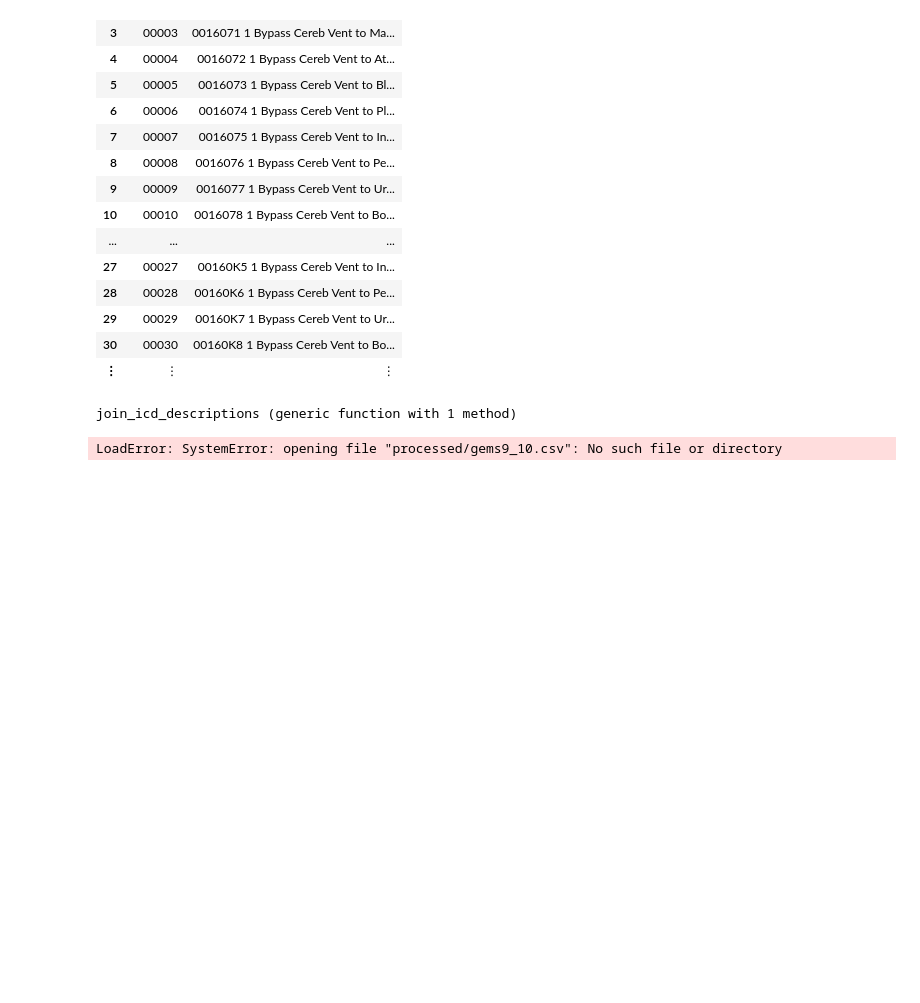
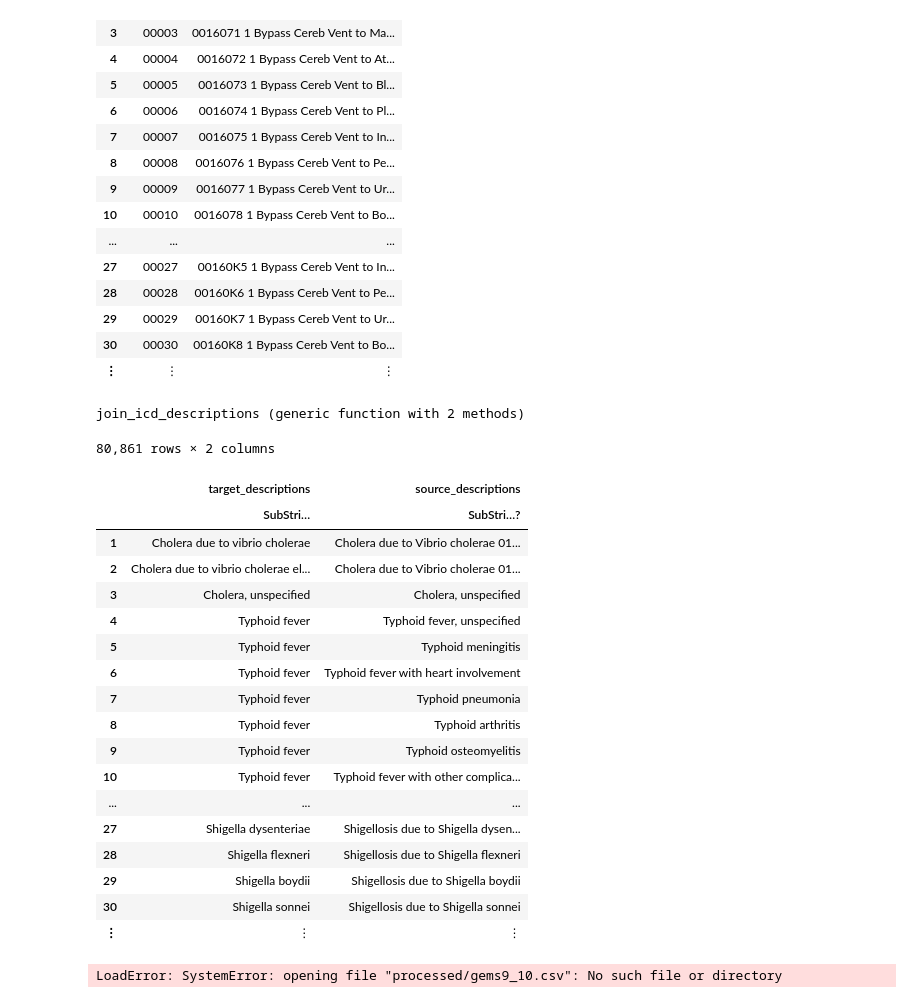
Before and after one commit to patrickmlong/Gems, a Jupyter notebook: src/dev_notebook.ipynb, the cells around one changed output. Cells and saved outputs as stored; diff of their text form; code cells hidden in the pictures; blank space fills up the shorter version.

Commit message:
add source and target icd10 dx descriptions

```diff
--- a/src/dev_notebook.ipynb
+++ b/src/dev_notebook.ipynb
@@ -342,15 +342,22 @@ function make_desc_cols(df_in, code::String)
 end
 
 
-function join_icd_descriptions(df_gems, df_desc)
+function join_icd_descriptions(df_gems, df_desc_target, df_source_description)
 
-    df = join(df_gems, df_desc,
+    df = join(df_gems, df_desc_target,
         on = :target => :code,
         kind = :inner)
+    rename!(df, Dict(:descriptions => :target_descriptions))
+
+    df = join(df, df_source_description,
+        on = :source => :code,
+        kind = :left)
+    rename!(df, Dict(:descriptions => :source_descriptions))
+
     return df
 end
 # %% [output]
-join_icd_descriptions (generic function with 1 method)
+join_icd_descriptions (generic function with 2 methods)
 # %%
 cd("../data/")
 
@@ -361,8 +368,30 @@ gems10 = make_flag_cols(gems10);
 desc9 =  make_desc_cols(desc9, "icd9");
 desc10 =  make_desc_cols(desc10, "icd10");
 # %%
-gems9_10 = join_icd_descriptions(gems9,desc10);
-gems10_9 = join_icd_descriptions(gems10,desc9);
+gems9_10 = join_icd_descriptions(gems9,desc10, desc9);
+gems10_9 = join_icd_descriptions(gems10,desc9,desc10);
+# %%
+gems10_9[:, [:target_descriptions, :source_descriptions]]
+# %% [output]
+80,861 rows × 2 columns
+|  | target_descriptions | source_descriptions |
+|  | SubStri… | SubStri…? |
+| 1 | Cholera due to vibrio cholerae | Cholera due to Vibrio cholerae 01... |
+| 2 | Cholera due to vibrio cholerae el... | Cholera due to Vibrio cholerae 01... |
+| 3 | Cholera, unspecified | Cholera, unspecified |
+| 4 | Typhoid fever | Typhoid fever, unspecified |
+| 5 | Typhoid fever | Typhoid meningitis |
+| 6 | Typhoid fever | Typhoid fever with heart involvement |
+| 7 | Typhoid fever | Typhoid pneumonia |
+| 8 | Typhoid fever | Typhoid arthritis |
+| 9 | Typhoid fever | Typhoid osteomyelitis |
+| 10 | Typhoid fever | Typhoid fever with other complica... |
+| ... | ... | ... |
+| 27 | Shigella dysenteriae | Shigellosis due to Shigella dysen... |
+| 28 | Shigella flexneri | Shigellosis due to Shigella flexneri |
+| 29 | Shigella boydii | Shigellosis due to Shigella boydii |
+| 30 | Shigella sonnei | Shigellosis due to Shigella sonnei |
+| ⋮ | ⋮ | ⋮ |
 # %%
 icd9_pcs = make_flag_cols(icd9_pcs);
 icd10_pcs = make_flag_cols(icd10_pcs);
```
Also changed, not shown: 4 other files.
